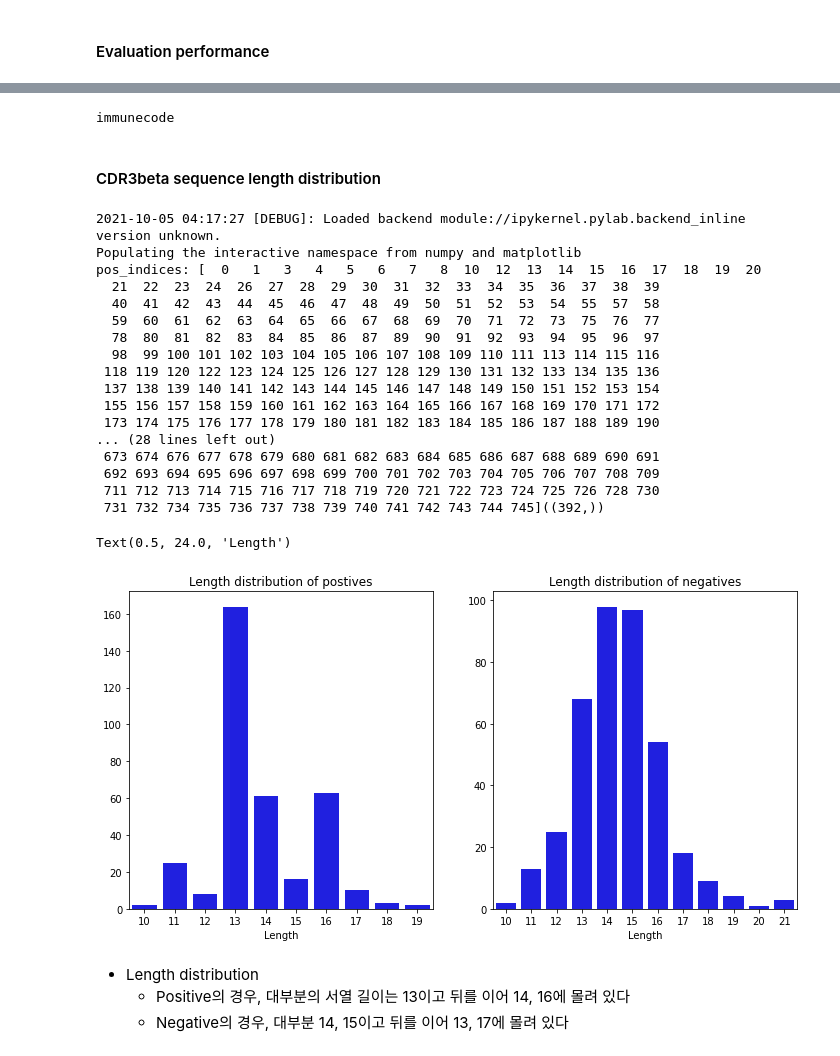
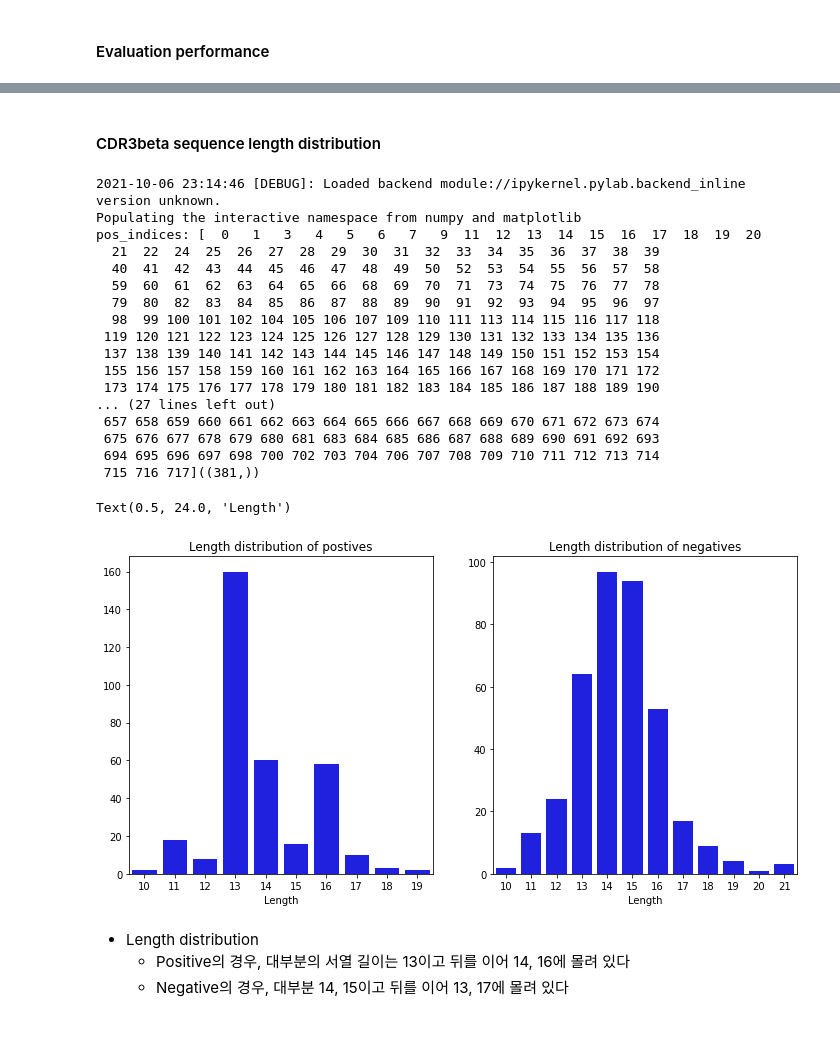
Before and after one commit to luseedbio/TCRBert, a Jupyter notebook: notebook/exp1.ipynb, the cells around one changed output, grey strips where cells are left out. Cells and saved outputs as stored; diff of their text form; code cells hidden in the pictures.

```diff
--- a/notebook/exp1.ipynb
+++ b/notebook/exp1.ipynb
@@ -371,12 +371,11 @@ from tcrbert.bioseq import write_fa
 
 epitope = 'YLQPRTFLL'
 
-eval_key = 'shomuradova'
-eval_ds = TCREpitopeSentenceDataset.from_key(eval_key)
-eval_df = eval_ds.df_enc
+sh_ds = TCREpitopeSentenceDataset.from_key('shomuradova')
+sh_df = sh_ds.df_enc
 
-print(eval_ds.name)
-print('eval_df.shape: %s, duplicated: %s' % (str(eval_df.shape), np.count_nonzero(eval_df.index.duplicated())))
-print(eval_df[CN.label].value_counts())
+print(sh_ds.name)
+print('sh_df.shape: %s, duplicated: %s' % (str(sh_df.shape), np.count_nonzero(sh_df.index.duplicated())))
+print(sh_df[CN.label].value_counts())
 # %% [output]
 shomuradova
@@ -540,16 +539,17 @@ epitope_len = len(epitope)
 tcr_len = 13
 sent_len = epitope_len + tcr_len
 
-target_indices = np.where((output_labels == 1) & (eval_df[CN.cdr3b].map(lambda x: len(x) == tcr_len)))[0]
+target_indices = np.where((output_labels == 1) & (sh_df[CN.cdr3b].map(lambda x: len(x) == tcr_len)))[0]
 print('target_indices: %s(%s)' % (target_indices, len(target_indices)))
-print('target epitope-CDR3b sequences: %s' % eval_df.index[target_indices])
 
-target_cdr3b = eval_df[CN.cdr3b].values[target_indices]
-fn_fa = '%s/%s.cdr3b.fa' % (outdir, eval_ds.name)
+target_cdr3b = sh_df[CN.cdr3b].values[target_indices]
+print('target CDR3b sequences: %s(%s)' % (target_cdr3b, len(target_cdr3b)))
+
+fn_fa = '%s/%s.cdr3b.fa' % (outdir, sh_ds.name)
 print('Writing target_cdr3b seqs to %s' % fn_fa)
 write_fa(fn_fa, target_cdr3b)
 
-
+# Show seq logo for MSA of cdr3b seqs
 image = img.imread(fn_fa.replace('fa', 'jpeg'))
 plt.imshow(image)
 # %% [output]
@@ -656,0 +643,14 @@ Name: label, dtype: int64
+# %%
+
+im_ds = TCREpitopeSentenceDataset.from_key('immunecode')
+print(im_ds.name)
+print('len(im_ds): %s, duplicated: %s' % (len(im_ds), np.count_nonzero(im_ds.df_enc.index.duplicated())))
+
+# Remove duplicated CDR3beta seqs with Shomuradova
+im_ds.df_enc = im_ds.df_enc[
+        im_ds.df_enc[CN.cdr3b].map(lambda seq: seq not in sh_df[CN.cdr3b].values)
+]
+print('After removing duplicates, len(im_ds): %s' % len(im_ds))
+
+im_df = im_ds.df_enc
+print(im_df[CN.label].value_counts())
@@ -700,8 +707,4 @@ score_map: OrderedDict([('accuracy', 0.9490616621983914), ('f1', 0.9457142857142
 [figure]
-# %%
-print(eval_ds.name)
-# %% [output]
-immunecode
 # %% [markdown]
 #### CDR3beta sequence length distribution
 # %%
@@ -719,54 +722,54 @@ neg_indices = np.where(output_labels == 0)[0]
 print('pos_indices: %s(%s)' % (pos_indices, str(pos_indices.shape)))
 print('neg_indices: %s(%s)' % (neg_indices, str(neg_indices.shape)))
 
-pos_cdr3b = eval_df[CN.cdr3b].values[pos_indices]
-neg_cdr3b = eval_df[CN.cdr3b].values[neg_indices]
+pos_cdr3b = im_df[CN.cdr3b].values[pos_indices]
+neg_cdr3b = im_df[CN.cdr3b].values[neg_indices]
 
 ##########################################
 fig, axes = plt.subplots(nrows=1, ncols=2)
 fig.set_figwidth(10)
 fig.set_figheight(5)
 plt.tight_layout(h_pad=1, w_pad=3)
 
 lens, cnts = zip(*sorted(Counter(map(lambda x: len(x), pos_cdr3b)).items()))
 ax = sns.barplot(x=list(lens), y=list(cnts), ax=axes[0], color='blue')
 ax.set_title('Length distribution of postives')
 ax.set_xlabel('Length')
 
 lens, cnts = zip(*sorted(Counter(map(lambda x: len(x), neg_cdr3b)).items()))
 ax = sns.barplot(x=list(lens), y=list(cnts), ax=axes[1], color='blue')
 ax.set_title('Length distribution of negatives')
 ax.set_xlabel('Length')
 
 # pos_slogo = image.imread('../output/shomuradova.pos_cdr3b_seqlogo.jpeg')
 # axes[1][0].set_title('SeqLogo for positive MSA')
 # axes[1][0].set_axis_off()
 # axes[1][0].imshow(pos_slogo, aspect='equal')
 
 # neg_slogo = image.imread('../output/shomuradova.neg_cdr3b_seqlogo.jpeg')
 # axes[1][1].set_title('SeqLogo for negative MSA')
 # axes[1][1].set_axis_off()
 # axes[1][1].imshow(neg_slogo, aspect='equal')
 # %% [output]
-2021-10-05 04:17:27 [DEBUG]: Loaded backend module://ipykernel.pylab.backend_inline version unknown.
+2021-10-06 23:14:46 [DEBUG]: Loaded backend module://ipykernel.pylab.backend_inline version unknown.
 Populating the interactive namespace from numpy and matplotlib
-pos_indices: [  0   1   3   4   5   6   7   8  10  12  13  14  15  16  17  18  19  20
-  21  22  23  24  26  27  28  29  30  31  32  33  34  35  36  37  38  39
-  40  41  42  43  44  45  46  47  48  49  50  51  52  53  54  55  57  58
-  59  60  61  62  63  64  65  66  67  68  69  70  71  72  73  75  76  77
-  78  80  81  82  83  84  85  86  87  89  90  91  92  93  94  95  96  97
-  98  99 100 101 102 103 104 105 106 107 108 109 110 111 113 114 115 116
- 118 119 120 122 123 124 125 126 127 128 129 130 131 132 133 134 135 136
+pos_indices: [  0   1   3   4   5   6   7   9  11  12  13  14  15  16  17  18  19  20
+  21  22  24  25  26  27  28  29  30  31  32  33  34  35  36  37  38  39
+  40  41  42  43  44  45  46  47  48  49  50  52  53  54  55  56  57  58
+  59  60  61  62  63  64  65  66  68  69  70  71  73  74  75  76  77  78
+  79  80  82  83  84  85  86  87  88  89  90  91  92  93  94  95  96  97
+  98  99 100 101 102 104 105 106 107 109 110 111 113 114 115 116 117 118
+ 119 120 121 122 123 124 125 126 127 128 129 130 131 132 133 134 135 136
  137 138 139 140 141 142 143 144 145 146 147 148 149 150 151 152 153 154
  155 156 157 158 159 160 161 162 163 164 165 166 167 168 169 170 171 172
  173 174 175 176 177 178 179 180 181 182 183 184 185 186 187 188 189 190
-... (28 lines left out)
- 673 674 676 677 678 679 680 681 682 683 684 685 686 687 688 689 690 691
- 692 693 694 695 696 697 698 699 700 701 702 703 704 705 706 707 708 709
- 711 712 713 714 715 716 717 718 719 720 721 722 723 724 725 726 728 730
- 731 732 734 735 736 737 738 739 740 741 742 743 744 745]((392,))
+... (27 lines left out)
+ 657 658 659 660 661 662 663 664 665 666 667 668 669 670 671 672 673 674
+ 675 676 677 678 679 680 681 683 684 685 686 687 688 689 690 691 692 693
+ 694 695 696 697 698 700 702 703 704 706 707 708 709 710 711 712 713 714
+ 715 716 717]((381,))
 Text(0.5, 24.0, 'Length')
-[figure, old version]
+[figure, new version]
 # %% [markdown]
 - Length distribution
     - Positive의 경우, 대부분의 서열 길이는 13이고 뒤를 이어 14, 16에 몰려 있다
```
Also changed, not shown: parts of 21 cells of this notebook.
